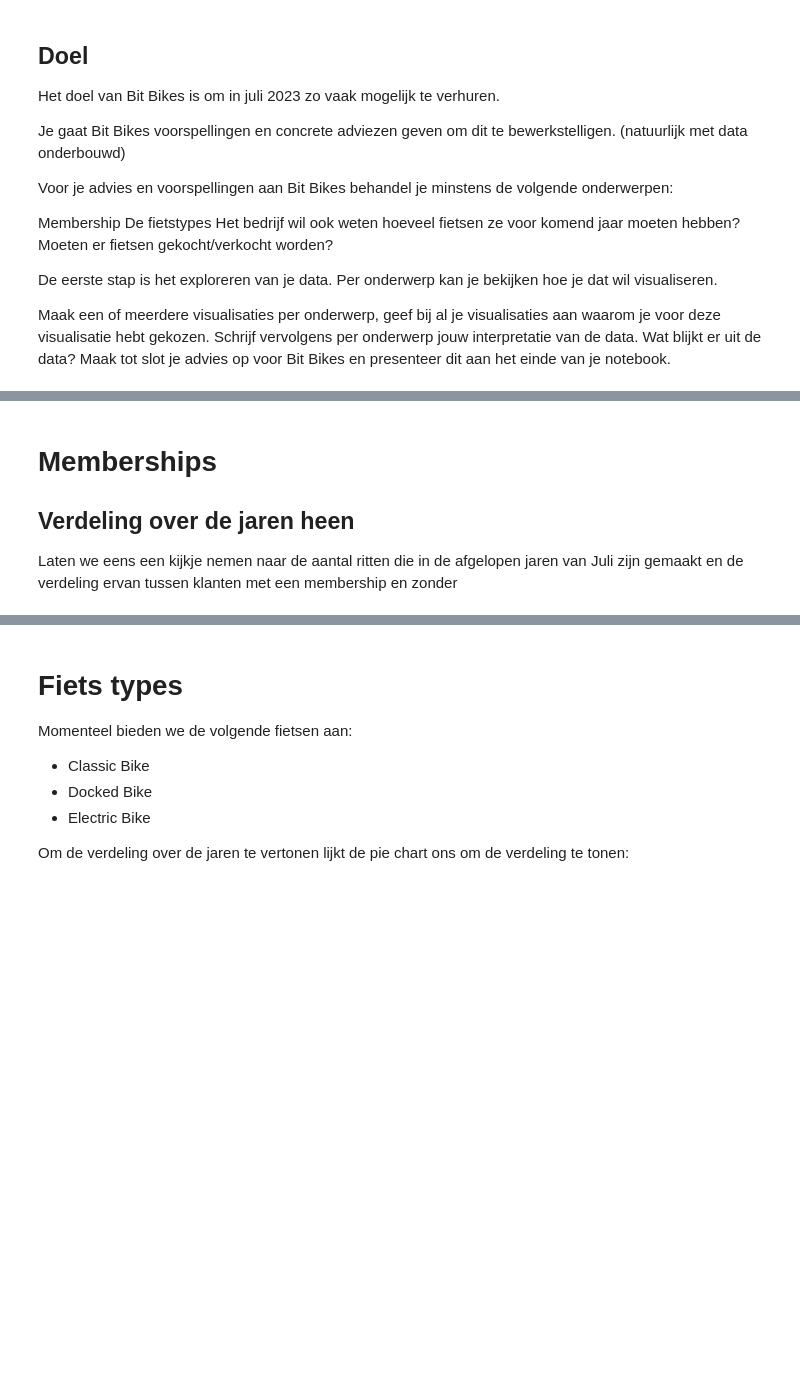
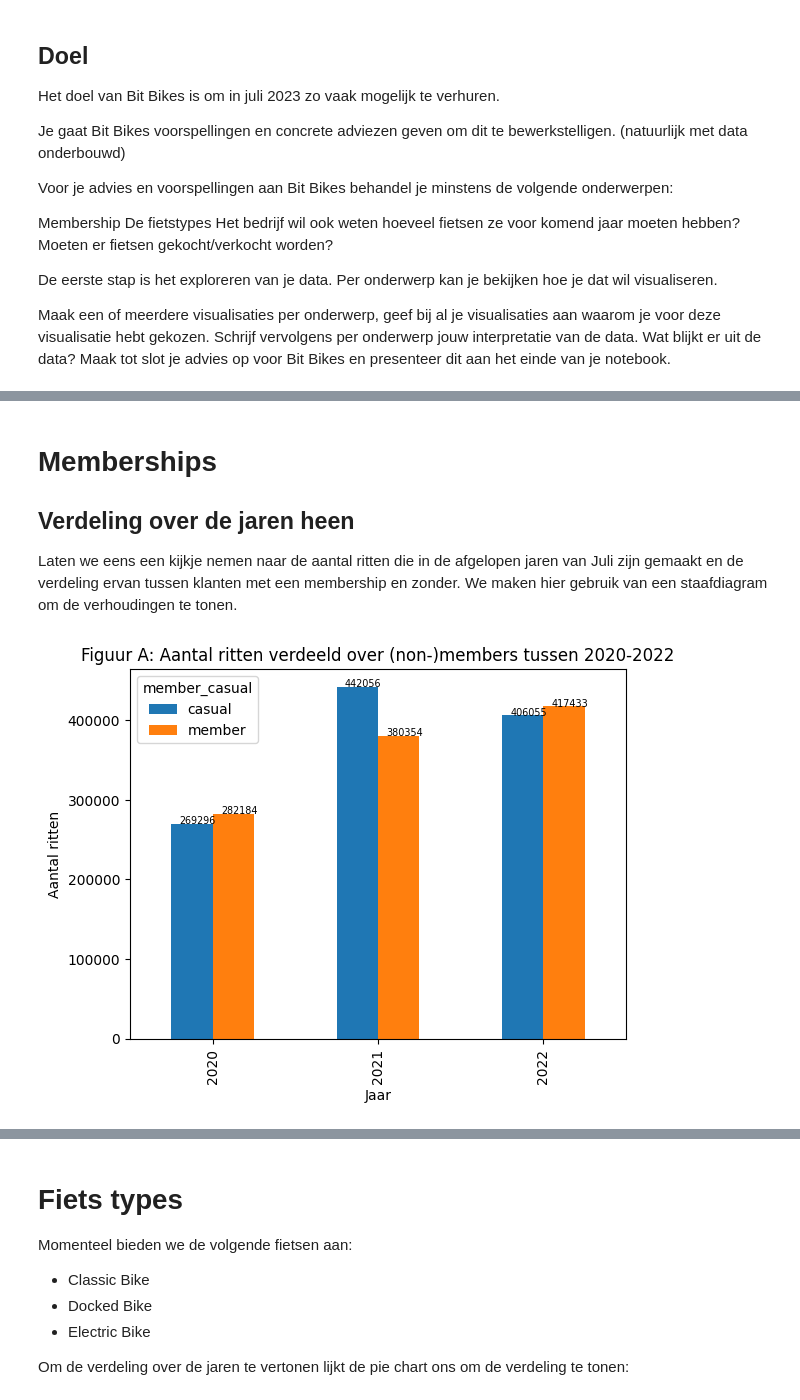
Before and after one commit to thiagovandieten/unspecified-data-analysis-project, a Jupyter notebook: bit-bikes-analyse.ipynb, the cells around one changed output, grey strips where cells are left out. Drawn from its saved outputs; the diff is of its cells as text; code cells hidden in the pictures; blank space fills up the shorter version.

Commit message:
Cijfer waardes in de balken bij Figuur A

```diff
--- a/bit-bikes-analyse.ipynb
+++ b/bit-bikes-analyse.ipynb
@@ -66,4 +94,5 @@ df_all.info()
 
 ## Verdeling over de jaren heen
 
-Laten we eens een kijkje nemen naar de aantal ritten die in de afgelopen jaren van Juli zijn gemaakt en de verdeling ervan tussen klanten met een membership en zonder
+Laten we eens een kijkje nemen naar de aantal ritten die in de afgelopen jaren van Juli zijn gemaakt en de verdeling ervan tussen klanten met een membership en zonder.
+We maken hier gebruik van een staafdiagram om de verhoudingen te tonen.
@@ -74,3 +99,14 @@ plt.ylabel('Aantal ritten')
+# %%
+grouped_by_year_member = df_all.groupby(['year', 'member_casual']).size()
+grouped_by_year_member.unstack().plot(kind='bar', stacked=False)
+plt.xlabel('Jaar')
+plt.ylabel('Aantal ritten')
+plt.title("Figuur A: Aantal ritten verdeeld over (non-)members tussen 2020-2022")
+x_cordinates = (-0.20, 0.05, 0.80, 1.05, 1.80, 2.05)
+for index, value in enumerate(grouped_by_year_member):
+    plt.text(x_cordinates[index], grouped_by_year_member.iloc[index], grouped_by_year_member.iloc[index], fontsize="x-small")
+# %% [output]
+[figure, added]
 # %% [markdown]
 De verdeling over de membership is over de 3 jaar redelijk gebleven op 50%, met een lichte daling in 2021 en een lichte stijging in 2022. Wel opmerkelijk is de 45% stijging in het aantal ritten van 2020 naar 2021. Maar omdat het in 2022 gelijk is gebleven. Met alleen drie maanden uit elk jaar is het moeilijk vast te stellen wat de trend momenteel is bij de aantal ritten.
 
```
Also changed, not shown: parts of 10 cells of this notebook.
